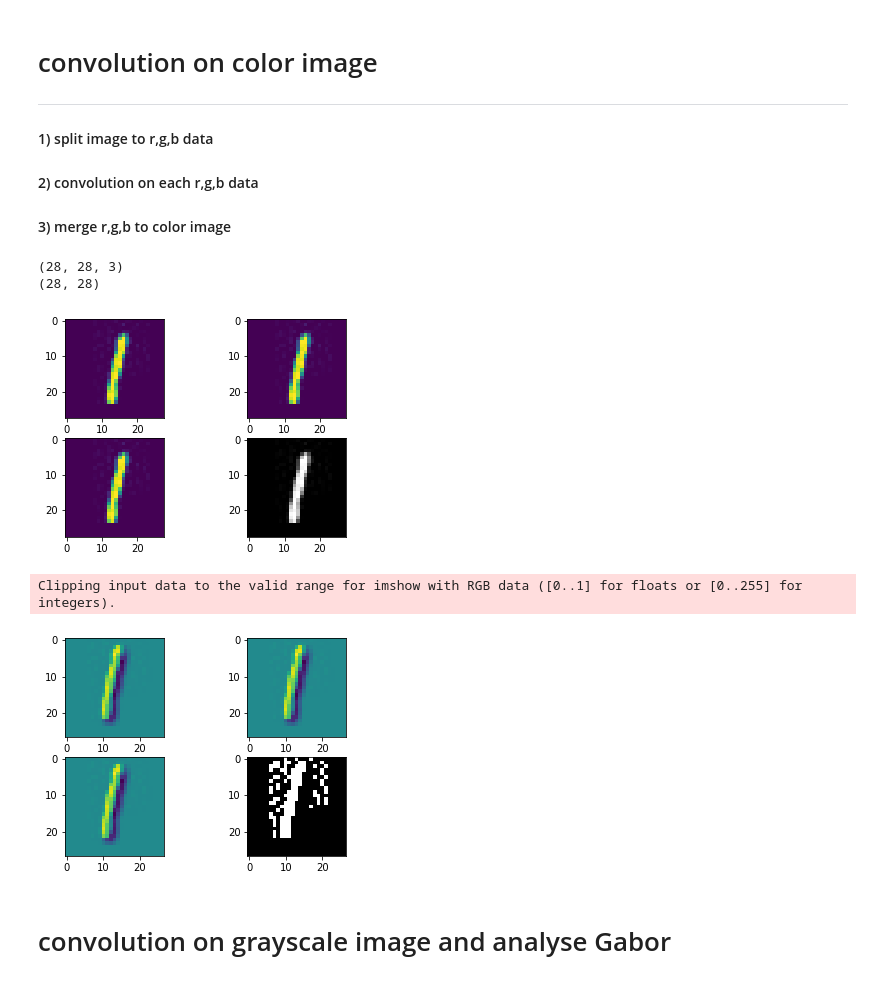
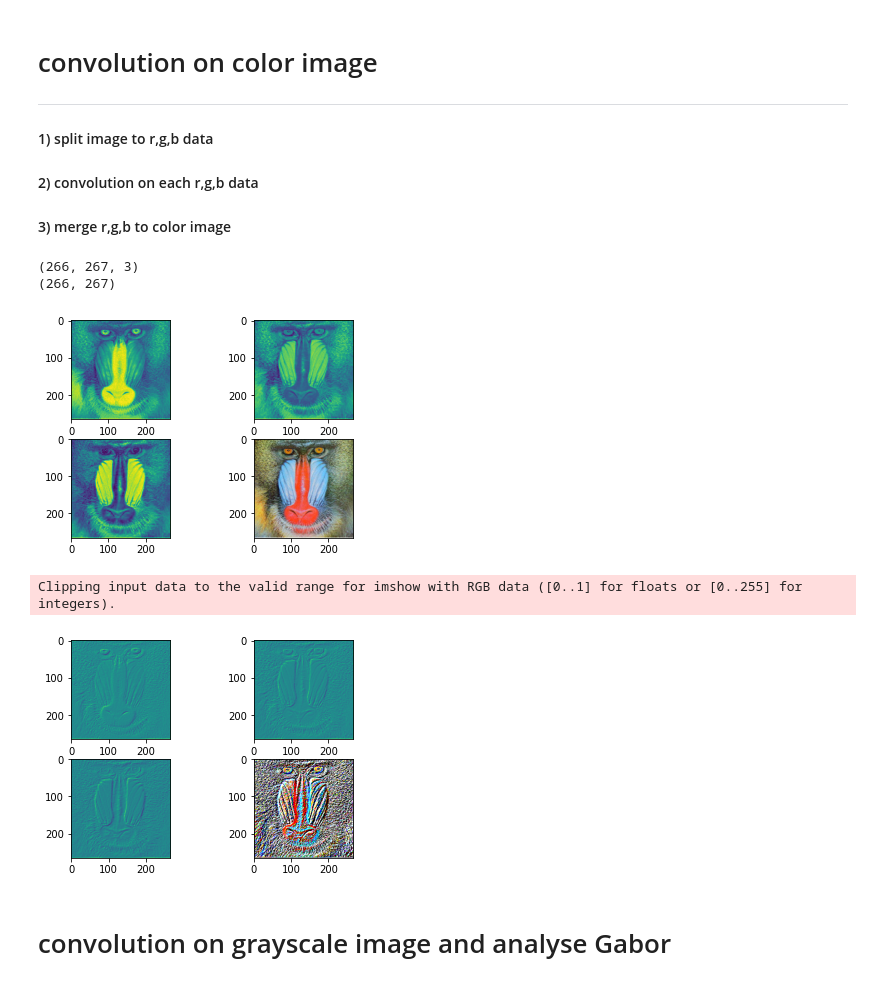
Before and after one commit to mental-disaster/make_conv, a Jupyter notebook: make_conv.ipynb, the cells around one changed output. Saved outputs shown, nothing was run; the diff lists cells and outputs as text; code cells hidden in the pictures.

```diff
--- a/make_conv.ipynb
+++ b/make_conv.ipynb
@@ -72,43 +72,43 @@ def conv(data,kernel_size=3,kernel=None,rotate=None,sigma=1,theta=0,lambd=np.pi*
 #### 3) merge r,g,b to color image
 # %%
 #1) split image
-data = ims[1]
+data = ims[0]
 print(np.shape(data))
 r,g,b = cv2.split(data)
 #data = data.reshape((3,28,28))
 print(np.shape(b))
 plt.subplot(2,2,1)
 plt.imshow(r)
 plt.subplot(2,2,2)
 plt.imshow(g)
 plt.subplot(2,2,3)
 plt.imshow(b)
 plt.subplot(2,2,4)
 plt.imshow(cv2.merge([r,g,b]))
 plt.show()
 
 #2) convolution on each r,g,b
 conved_r = conv(r)
 conved_g = conv(g)
 conved_b = conv(b)
 
 
 plt.subplot(2,2,1)
 plt.imshow(conved_r)
 plt.subplot(2,2,2)
 plt.imshow(conved_g)
 plt.subplot(2,2,3)
 plt.imshow(conved_b)
 plt.subplot(2,2,4)
 #3) merge r,g,b
 plt.imshow(cv2.merge([conved_r,conved_g,conved_b]))
 plt.show()
 # %% [output]
-(28, 28, 3)
-(28, 28)
+(266, 267, 3)
+(266, 267)
-[figure, old version]
+[figure, new version]
 Clipping input data to the valid range for imshow with RGB data ([0..1] for floats or [0..255] for integers).
-[figure, old version]
+[figure, new version]
 # %% [markdown]
 convolution on grayscale image and analyse Gabor
 ===
```
